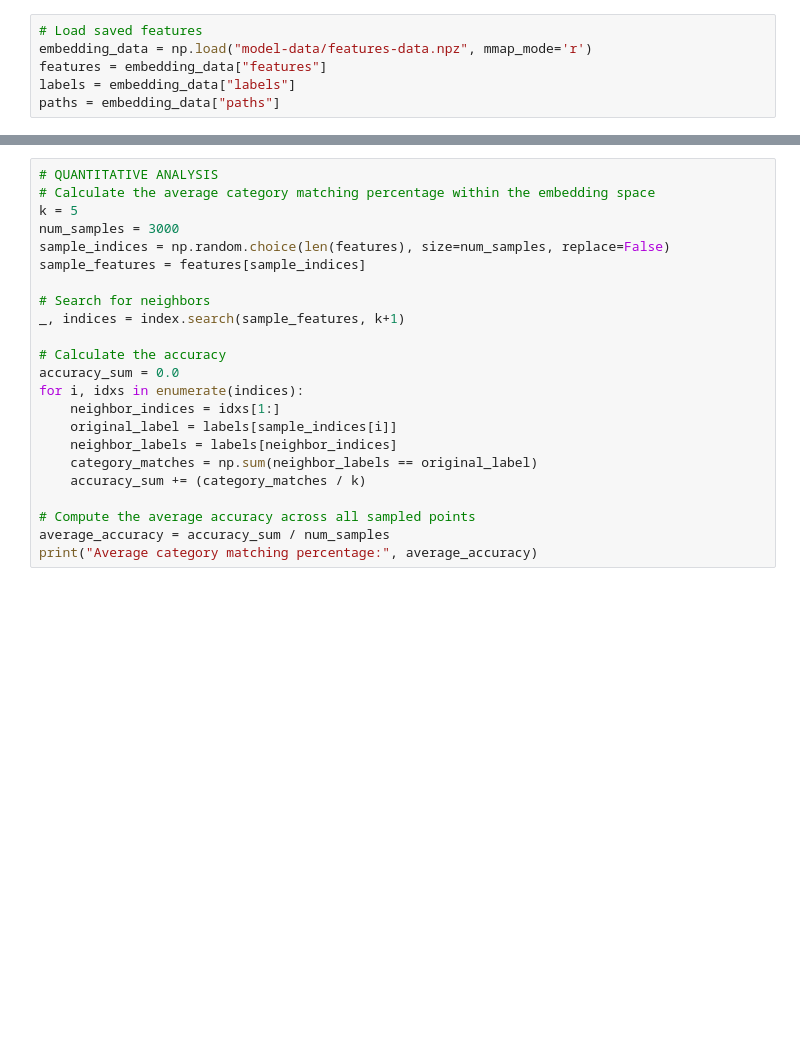
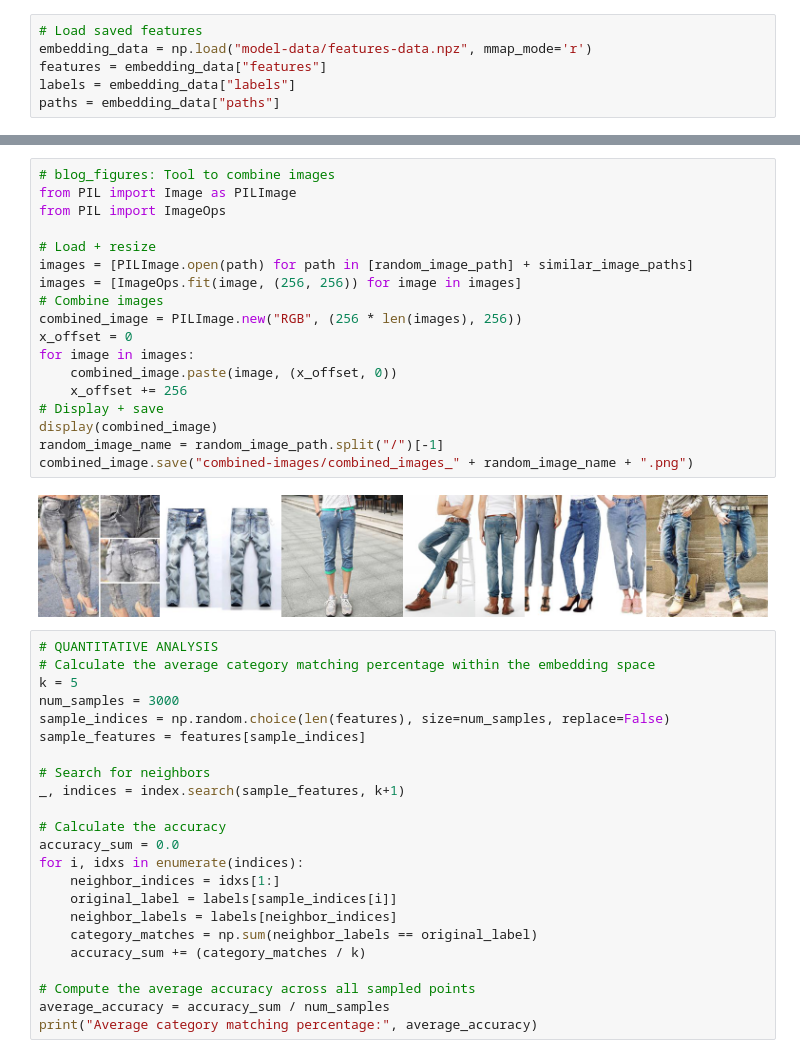
Before and after one commit to mountaint0p/ANN-fashion-recommendation, a Jupyter notebook: embeddings.ipynb, the cells around one changed output, grey strips where cells are left out. Cells and saved outputs as stored; diff of their text form; blank space fills up the shorter version.

Commit message:
figures

```diff
--- a/embeddings.ipynb
+++ b/embeddings.ipynb
@@ -162,3 +152,23 @@ Matching category
+# %%
+# blog_figures: Tool to combine images
+from PIL import Image as PILImage
+from PIL import ImageOps
+
+# Load + resize
+images = [PILImage.open(path) for path in [random_image_path] + similar_image_paths]
+images = [ImageOps.fit(image, (256, 256)) for image in images]
+# Combine images
+combined_image = PILImage.new("RGB", (256 * len(images), 256))
+x_offset = 0
+for image in images:
+    combined_image.paste(image, (x_offset, 0))
+    x_offset += 256
+# Display + save
+display(combined_image)
+random_image_name = random_image_path.split("/")[-1]
+combined_image.save("combined-images/combined_images_" + random_image_name + ".png")
+# %% [output]
+[figure, added]
 # %%
 # QUANTITATIVE ANALYSIS
 # Calculate the average category matching percentage within the embedding space
```
Also changed, not shown: parts of 3 cells of this notebook, 6 other files.
